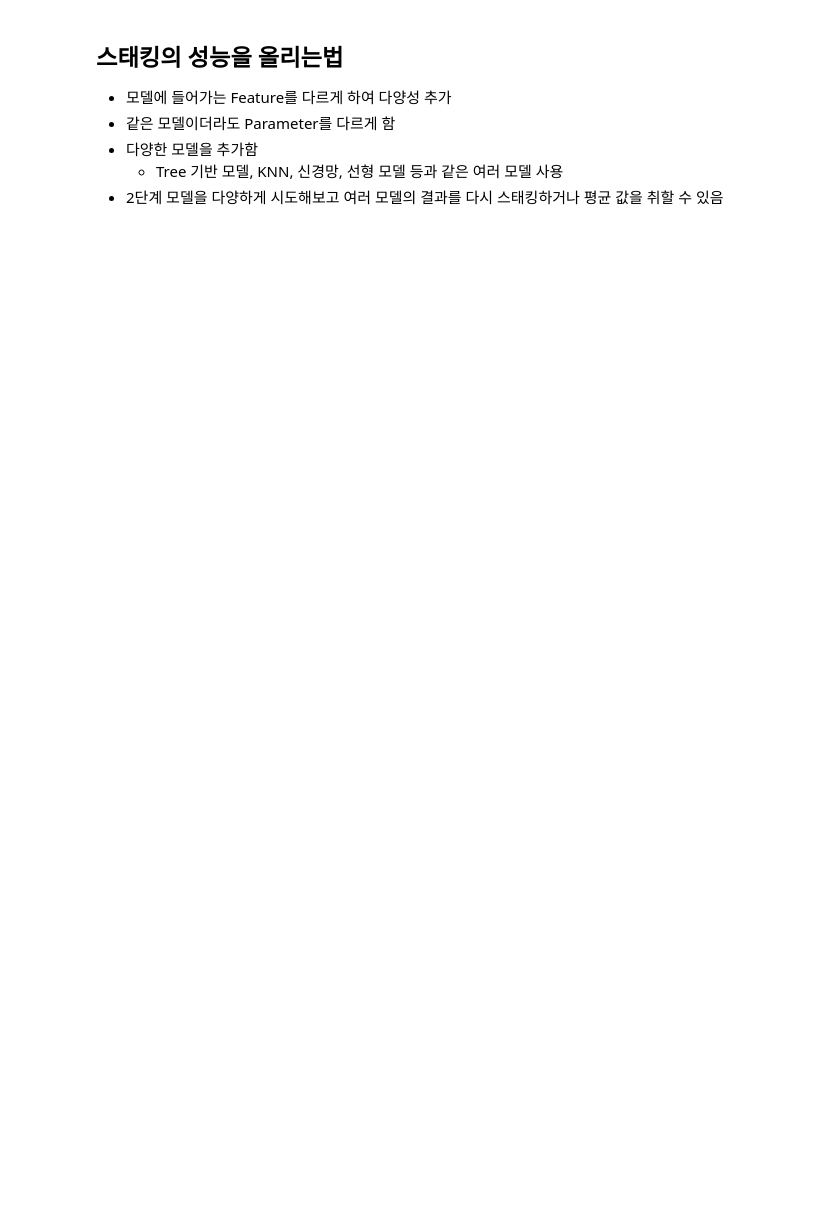
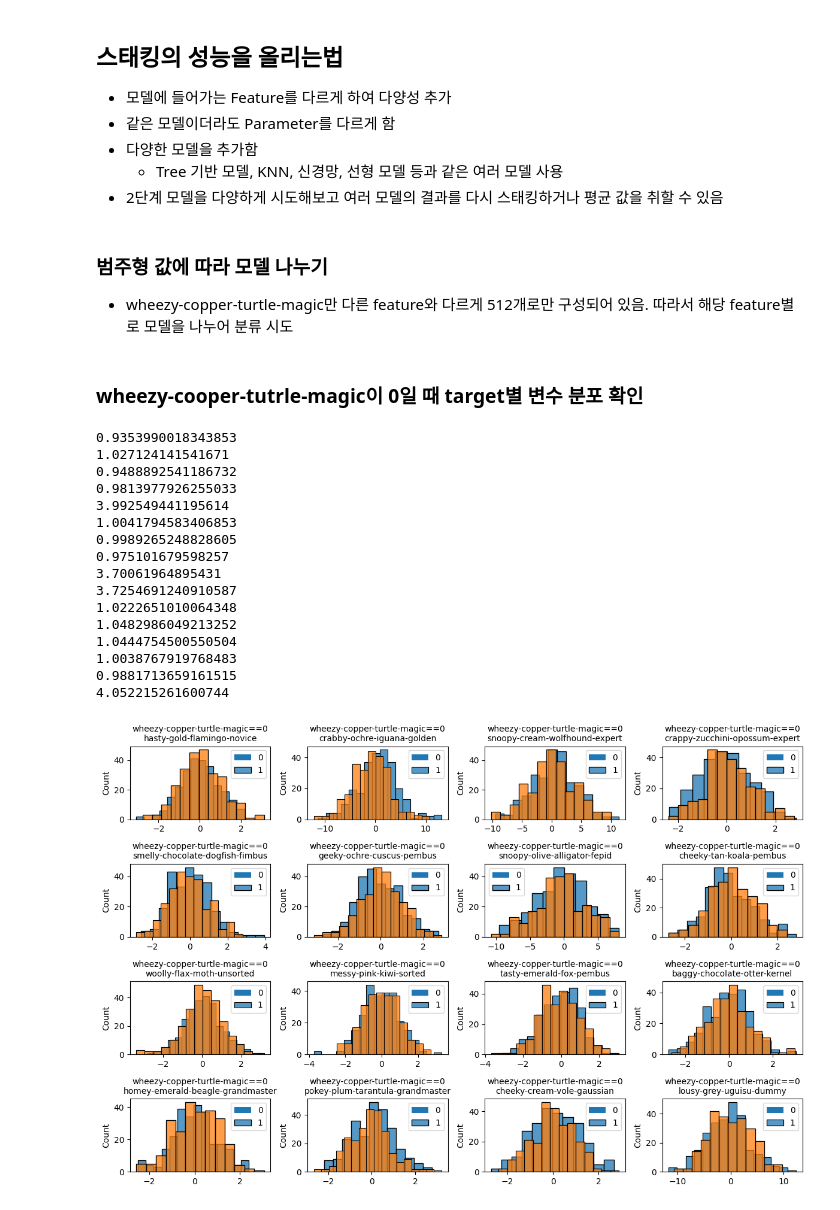
Before and after one commit to workdd/kaggle_study, a Jupyter notebook: 2.Instant_Gratification.ipynb, the cells around one changed output. Saved outputs shown, nothing was run; the diff lists cells and outputs as text; code cells hidden in the pictures; blank space fills up the shorter version.

```diff
--- a/2.Instant_Gratification.ipynb
+++ b/2.Instant_Gratification.ipynb
@@ -333,3 +331,6 @@ oof_train_random_seed1, oof_test_random_seed1 = run_model(
 oof_train_random_seed2, oof_test_random_seed2 = run_model(
     model_list, train, test, 2, "random"
 )
+# %% [markdown]
+### 범주형 값에 따라 모델 나누기
+- wheezy-copper-turtle-magic만 다른 feature와 다르게 512개로만 구성되어 있음. 따라서 해당 feature별로 모델을 나누어 분류 시도
@@ -335,0 +357,40 @@ oof_train_random_seed2, oof_test_random_seed2 = run_model(
+# %% [markdown]
+### wheezy-cooper-tutrle-magic이 0일 때 target별 변수 분포 확인
+# %%
+train_columns = [c for c in train.columns if c not in ['id','target']]
+temp = train.loc[train['wheezy-copper-turtle-magic']==0]
+target_0_df = temp.loc[temp['target']==0]
+target_1_df = temp.loc[temp['target']==1]
+f, a = plt.subplots(4, 4, figsize=(12,8))
+for i, name in enumerate(train_columns[:16]):
+    row = int(i%4)
+    col = int(i/4)
+    ax = a[row][col]
+    sns.histplot(target_0_df[name], ax=ax)
+    sns.histplot(target_1_df[name], ax=ax)
+    std = target_0_df[name].std()
+    print(std)
+    ax.set_title(f'wheezy-copper-turtle-magic==0\n{name}',fontsize=10)
+    ax.set_xlabel('')
+    ax.legend(['0','1'])
+
+plt.tight_layout()
+plt.show()
+# %% [output]
+0.9353990018343853
+1.027124141541671
+0.9488892541186732
+0.9813977926255033
+3.992549441195614
+1.0041794583406853
+0.9989265248828605
+0.975101679598257
+3.70061964895431
+3.7254691240910587
+1.0222651010064348
+1.0482986049213252
+1.0444754500550504
+1.0038767919768483
+0.9881713659161515
+4.052215261600744
+[figure, added]
```
Also changed, not shown: parts of 11 cells of this notebook.
